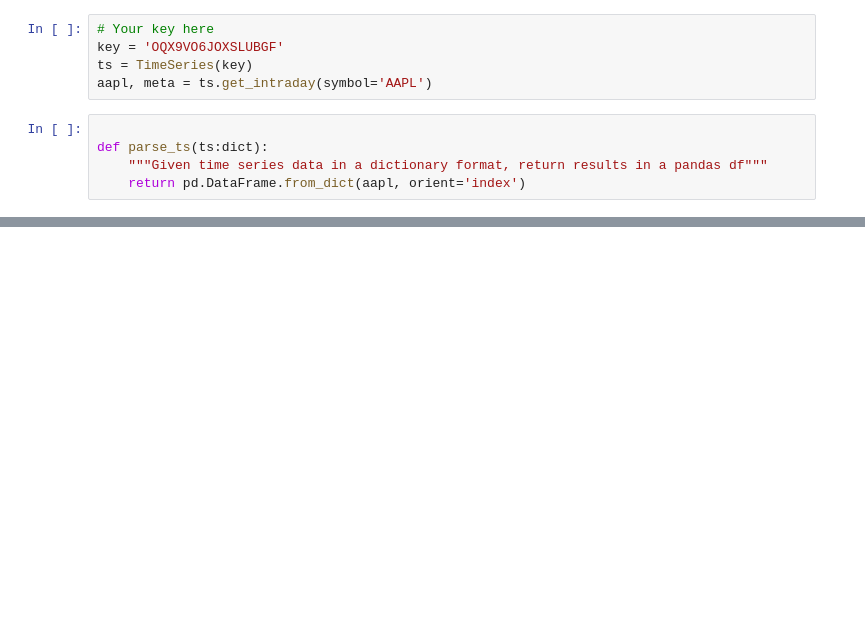
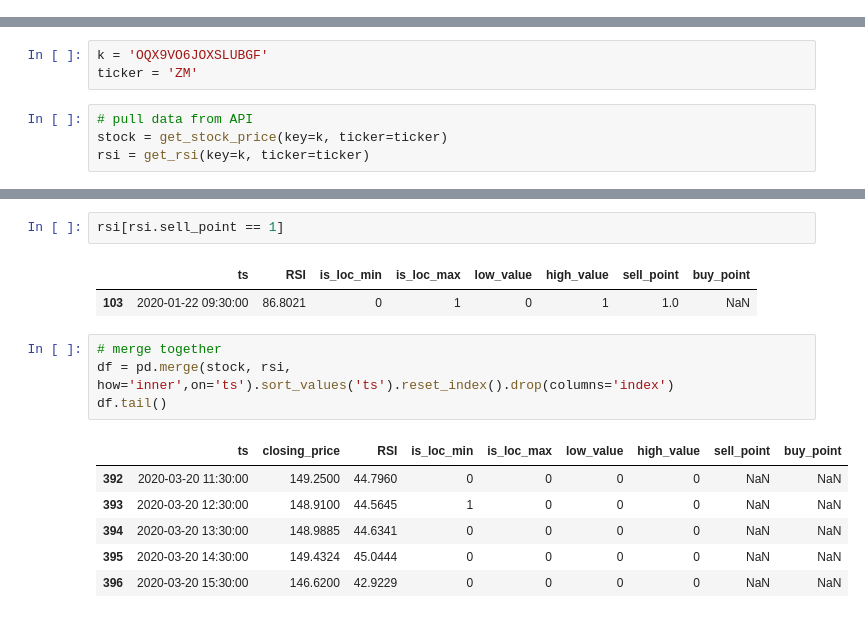
Before and after one commit to conswanson/trader, a Jupyter notebook: src/dev/alpha_vantage_dev.ipynb, the cells around one changed output, grey strips where cells are left out. Drawn from its saved outputs; the diff is of its cells as text; blank space fills up the shorter version.

```diff
--- a/src/dev/alpha_vantage_dev.ipynb
+++ b/src/dev/alpha_vantage_dev.ipynb
@@ -5,10 +5,0 @@ from alpha_vantage.timeseries import TimeSeries
-# %%
-# Your key here
-key = 'OQX9VO6JOXSLUBGF'
-ts = TimeSeries(key)
-aapl, meta = ts.get_intraday(symbol='AAPL')
-# %%
-
-def parse_ts(ts:dict):
-    """Given time series data in a dictionary format, return results in a pandas df"""
-    return pd.DataFrame.from_dict(aapl, orient='index')
@@ -50,0 +71,7 @@ float(q[0]['05. price'])
+# %%
+k = 'OQX9VO6JOXSLUBGF'
+ticker = 'ZM'
+# %%
+# pull data from API
+stock = get_stock_price(key=k, ticker=ticker)
+rsi = get_rsi(key=k, ticker=ticker)
@@ -50,0 +107,16 @@ float(q[0]['05. price'])
+# %%
+rsi[rsi.sell_point == 1]
+# %% [output]
+|  | ts | RSI | is_loc_min | is_loc_max | low_value | high_value | sell_point | buy_point |
+| 103 | 2020-01-22 09:30:00 | 86.8021 | 0 | 1 | 0 | 1 | 1.0 | NaN |
+# %%
+# merge together
+df = pd.merge(stock, rsi, how='inner',on='ts').sort_values('ts').reset_index().drop(columns='index')
+df.tail()
+# %% [output]
+|  | ts | closing_price | RSI | is_loc_min | is_loc_max | low_value | high_value | sell_point | buy_point |
+| 392 | 2020-03-20 11:30:00 | 149.2500 | 44.7960 | 0 | 0 | 0 | 0 | NaN | NaN |
+| 393 | 2020-03-20 12:30:00 | 148.9100 | 44.5645 | 1 | 0 | 0 | 0 | NaN | NaN |
+| 394 | 2020-03-20 13:30:00 | 148.9885 | 44.6341 | 0 | 0 | 0 | 0 | NaN | NaN |
+| 395 | 2020-03-20 14:30:00 | 149.4324 | 45.0444 | 0 | 0 | 0 | 0 | NaN | NaN |
+| 396 | 2020-03-20 15:30:00 | 146.6200 | 42.9229 | 0 | 0 | 0 | 0 | NaN | NaN |
```
Also changed, not shown: parts of 12 cells of this notebook, 3 other files.
